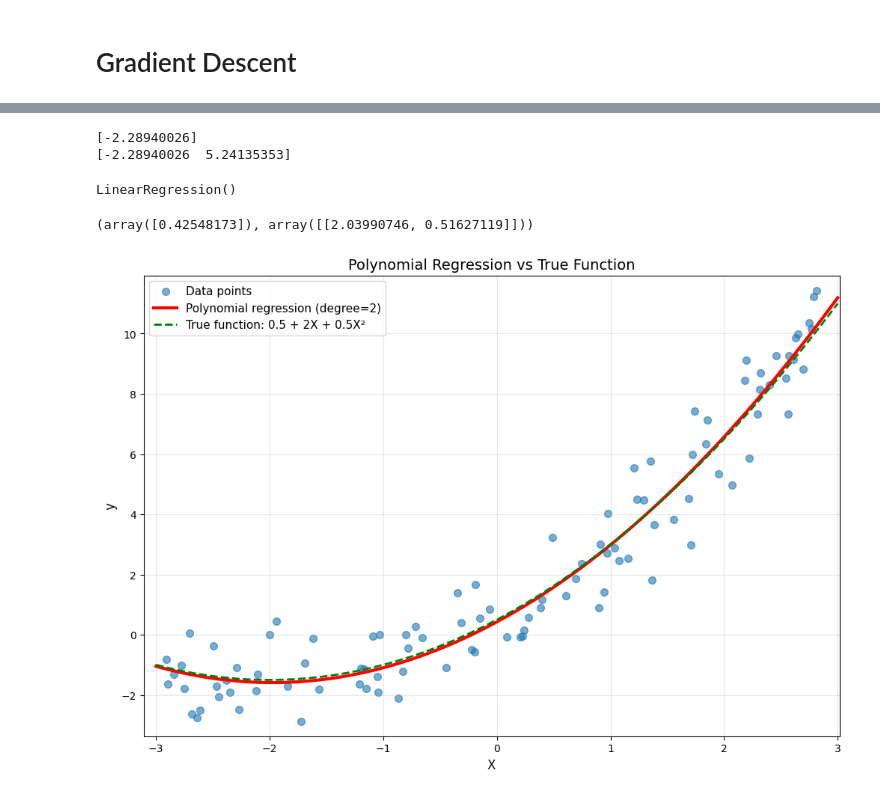
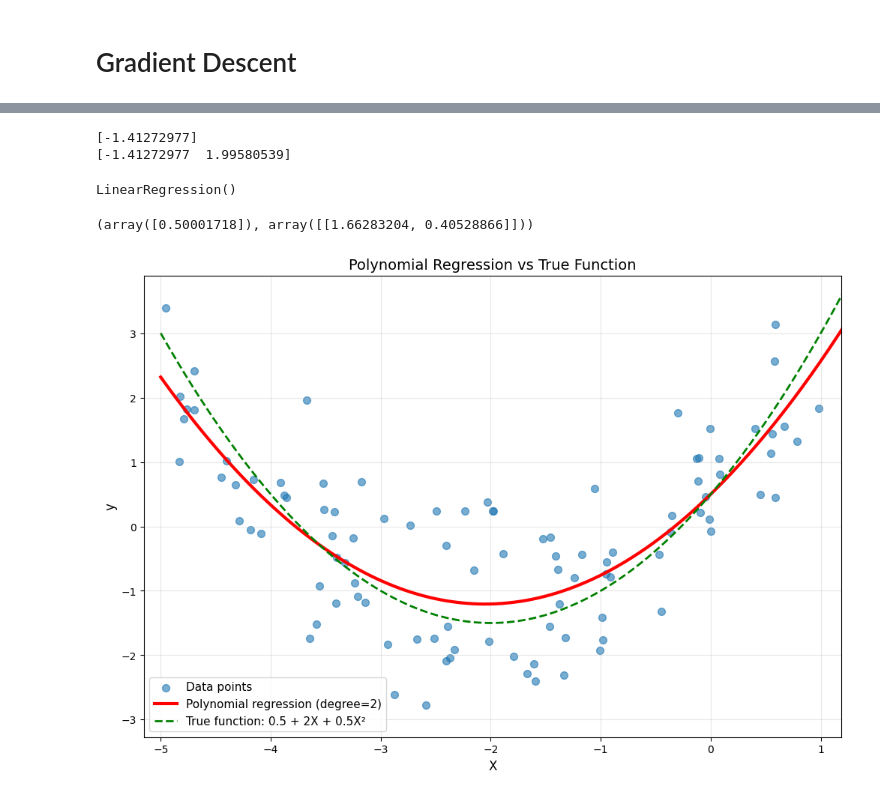
Before and after one commit to Vinuitik/AI_code, a Jupyter notebook: Hands-on-Machine Learning/TrainingModels.ipynb, the cells around one changed output, grey strips where cells are left out. Saved outputs shown, nothing was run; the diff lists cells and outputs as text; code cells hidden in the pictures.

```diff
--- a/Hands-on-Machine Learning/TrainingModels.ipynb
+++ b/Hands-on-Machine Learning/TrainingModels.ipynb
@@ -90,7 +90,7 @@ for epoch in range(n_epoch):
 # %%
 m = 100
 
-X = 6*np.random.rand(m, 1) - 3
+X = 6*np.random.rand(m, 1) - 5
 y = 0.5 + 2 * X + 0.5 * X**2 + np.random.randn(m, 1)
 # %%
 from sklearn.preprocessing import PolynomialFeatures
@@ -101,8 +101,8 @@ X_poly = poly_features.fit_transform(X)
 print(X[0])
 print(X_poly[0])
 # %% [output]
-[-2.28940026]
-[-2.28940026  5.24135353]
+[-1.41272977]
+[-1.41272977  1.99580539]
 # %%
 lin_reg = LinearRegression()
 lin_reg.fit(X_poly, y)
@@ -111,34 +111,34 @@ LinearRegression()
 # %%
 lin_reg.intercept_, lin_reg.coef_
 # %% [output]
-(array([0.42548173]), array([[2.03990746, 0.51627119]]))
+(array([0.50001718]), array([[1.66283204, 0.40528866]]))
 # %%
 # Create a range of X values for smooth curve plotting with closer spacing
-X_plot = np.linspace(-3, 3, 1000).reshape(-1, 1)  # More points for smoother curve
+X_plot = np.linspace(-5, 6, 1000).reshape(-1, 1)  # More points for smoother curve
 X_plot_poly = poly_features.transform(X_plot)
 y_plot = lin_reg.predict(X_plot_poly)
 
 # Also plot the true function for comparison
 y_true = 0.5 + 2 * X_plot + 0.5 * X_plot**2
 
 # Create the plot
 plt.figure(figsize=(12, 8))
 plt.scatter(X, y, alpha=0.6, label='Data points', s=50)
 plt.plot(X_plot, y_plot, 'r-', linewidth=3, label='Polynomial regression (degree=2)')
 plt.plot(X_plot, y_true, 'g--', linewidth=2, label='True function: 0.5 + 2X + 0.5X²')
 plt.xlabel('X', fontsize=12)
 plt.ylabel('y', fontsize=12)
 plt.title('Polynomial Regression vs True Function', fontsize=14)
 plt.legend(fontsize=11)
 plt.grid(True, alpha=0.3)
 
 # Set limits to match the actual data range
 plt.xlim(X.min() - 0.2, X.max() + 0.2)
 plt.ylim(y.min() - 0.5, y.max() + 0.5)
 
 plt.show()
 # %% [output]
-[figure, old version]
+[figure, new version]
 # %%
 from sklearn.metrics import mean_squared_error
 from sklearn.model_selection import train_test_split
```
Also changed, not shown: parts of 10 cells of this notebook.
